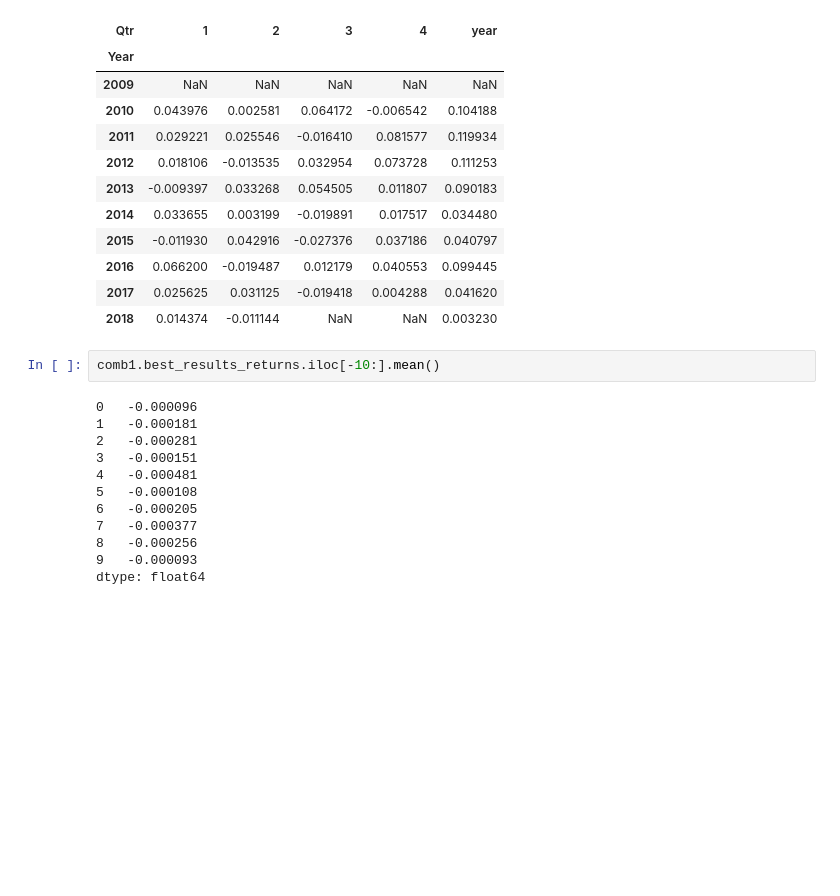
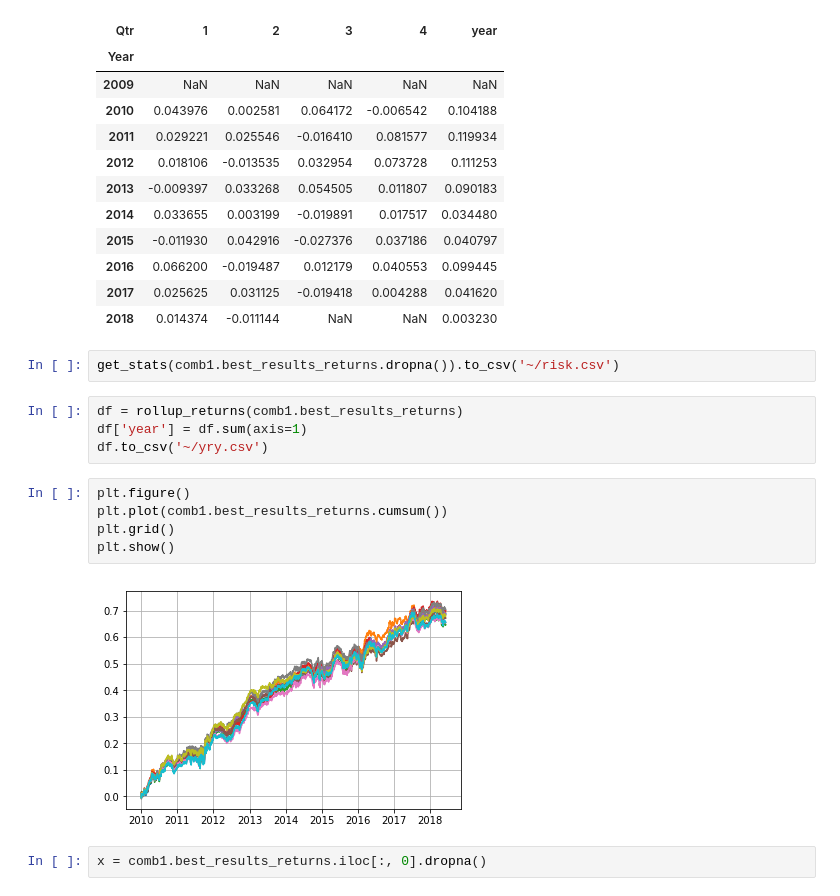
Before and after one commit to ryanoley/ram, a Jupyter notebook: research/statarb/20180608_rerun_after_refactor.ipynb, the cells around one changed output. Saved outputs shown, nothing was run; the diff lists cells and outputs as text; blank space fills up the shorter version.

```diff
--- a/research/statarb/20180608_rerun_after_refactor.ipynb
+++ b/research/statarb/20180608_rerun_after_refactor.ipynb
@@ -119,17 +119,18 @@ df
 | 2016 | 0.066200 | -0.019487 | 0.012179 | 0.040553 | 0.099445 |
 | 2017 | 0.025625 | 0.031125 | -0.019418 | 0.004288 | 0.041620 |
 | 2018 | 0.014374 | -0.011144 | NaN | NaN | 0.003230 |
-# %%
-comb1.best_results_returns.iloc[-10:].mean()
-# %% [output]
-0   -0.000096
-1   -0.000181
-2   -0.000281
-3   -0.000151
-4   -0.000481
-5   -0.000108
-6   -0.000205
-7   -0.000377
-8   -0.000256
-9   -0.000093
-dtype: float64
+# %%
+get_stats(comb1.best_results_returns.dropna()).to_csv('~/risk.csv')
+# %%
+df = rollup_returns(comb1.best_results_returns)
+df['year'] = df.sum(axis=1)
+df.to_csv('~/yry.csv')
+# %%
+plt.figure()
+plt.plot(comb1.best_results_returns.cumsum())
+plt.grid()
+plt.show()
+# %% [output]
+[figure, added]
+# %%
+x = comb1.best_results_returns.iloc[:, 0].dropna()
```
Also changed, not shown: parts of 2 cells of this notebook, 1 other file.
